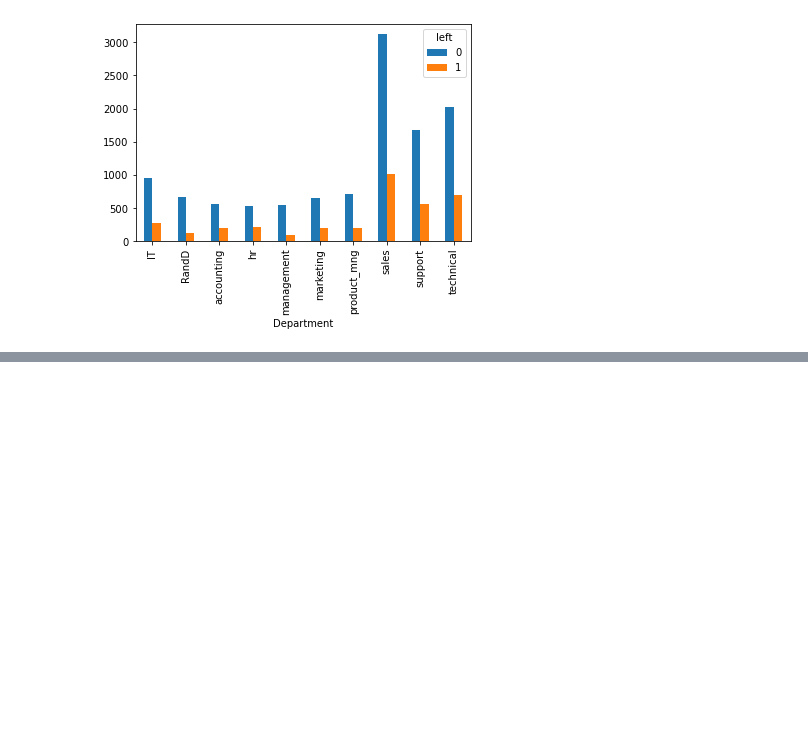
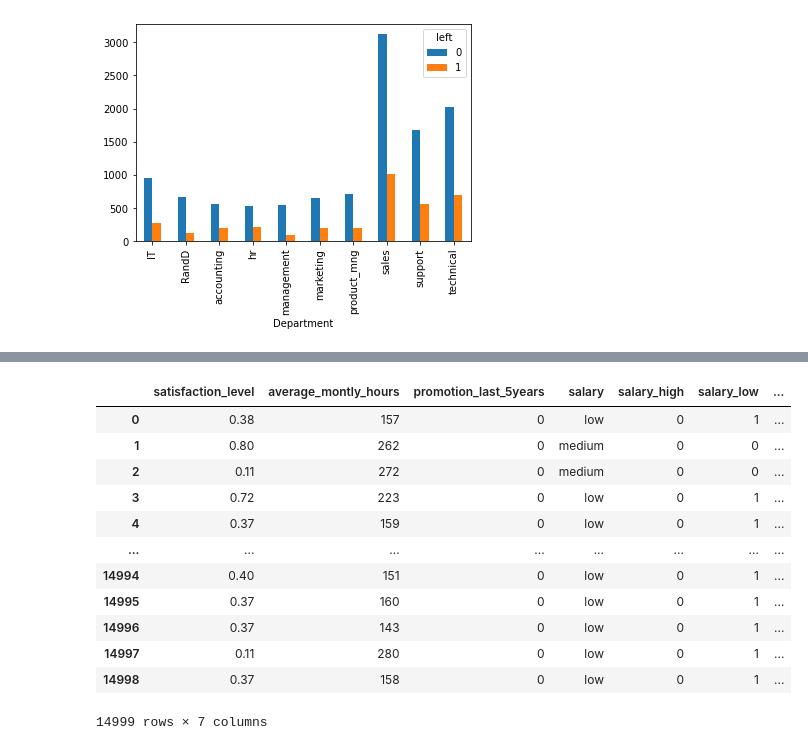
Before and after one commit to Eben-Success/Machine_Learning_Mini_Projects, a Jupyter notebook: logistic_regression/logistic_regression_new.ipynb, the cells around one changed output, grey strips where cells are left out. Cells and saved outputs as stored; diff of their text form; code cells hidden in the pictures; blank space fills up the shorter version.

```diff
--- a/logistic_regression/logistic_regression_new.ipynb
+++ b/logistic_regression/logistic_regression_new.ipynb
@@ -37,0 +47,3 @@ pd.crosstab(df.Department, df.left).plot(kind='bar')
+# %%
+subdf = df[["satisfaction_level", "average_montly_hours", "promotion_last_5years", "salary"]]
+subdf
@@ -37,0 +66,2 @@ pd.crosstab(df.Department, df.left).plot(kind='bar')
+# %%
+salary_dummies = pd.get_dummies(subdf.salary, prefix='salary')
@@ -37,0 +84,18 @@ pd.crosstab(df.Department, df.left).plot(kind='bar')
+# %%
+df_with_dummies = pd.concat([subdf, salary_dummies], axis=1)
+# %%
+df_with_dummies
+# %% [output]
+|  | satisfaction_level | average_montly_hours | promotion_last_5years | salary | salary_high | salary_low | ... |
+| 0 | 0.38 | 157 | 0 | low | 0 | 1 | ... |
+| 1 | 0.80 | 262 | 0 | medium | 0 | 0 | ... |
+| 2 | 0.11 | 272 | 0 | medium | 0 | 0 | ... |
+| 3 | 0.72 | 223 | 0 | low | 0 | 1 | ... |
+| 4 | 0.37 | 159 | 0 | low | 0 | 1 | ... |
+| ... | ... | ... | ... | ... | ... | ... | ... |
+| 14994 | 0.40 | 151 | 0 | low | 0 | 1 | ... |
+| 14995 | 0.37 | 160 | 0 | low | 0 | 1 | ... |
+| 14996 | 0.37 | 143 | 0 | low | 0 | 1 | ... |
+| 14997 | 0.11 | 280 | 0 | low | 0 | 1 | ... |
+| 14998 | 0.37 | 158 | 0 | low | 0 | 1 | ... |
+14999 rows × 7 columns
```
Also changed, not shown: parts of 17 cells of this notebook.
